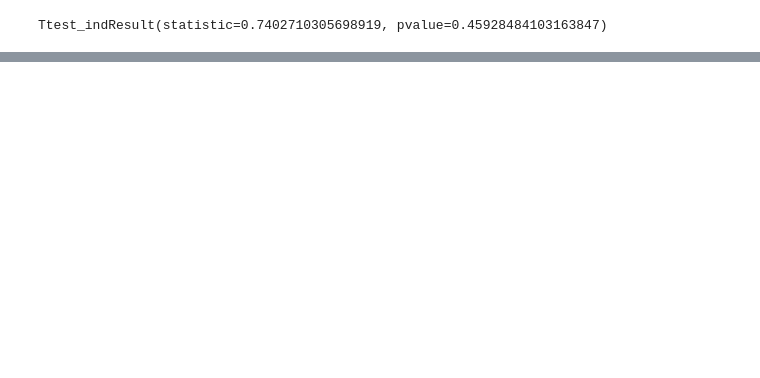
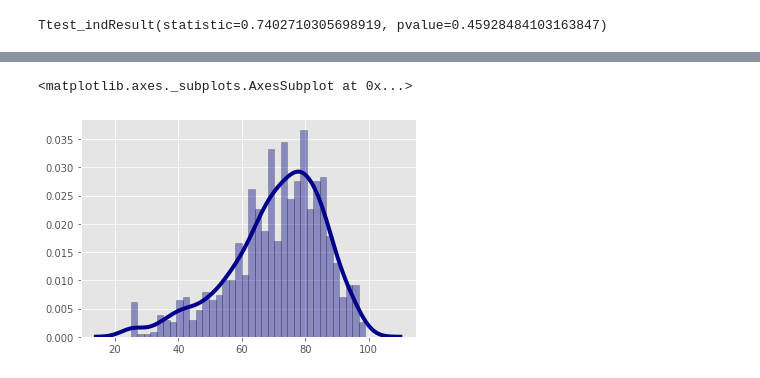
Before and after one commit to brandonmojica/2k_my_teams_analysis, a Jupyter notebook: 2k_myteams_data_anaysis.ipynb, the cells around one changed output, grey strips where cells are left out. Cells and saved outputs as stored; diff of their text form; code cells hidden in the pictures; blank space fills up the shorter version.

```diff
--- a/2k_myteams_data_anaysis.ipynb
+++ b/2k_myteams_data_anaysis.ipynb
@@ -185,0 +228,9 @@ Ttest_indResult(statistic=0.7402710305698919, pvalue=0.45928484103163847)
+# %%
+# Density Plot and Histogram of all arrival delays
+sns.distplot(players_not_duke_arr, hist=True, kde=True,
+             bins=int(180/5), color = 'darkblue',
+             hist_kws={'edgecolor':'black'},
+             kde_kws={'linewidth': 4})
+# %% [output]
+<matplotlib.axes._subplots.AxesSubplot at 0x...>
+[figure, added]
```
Also changed, not shown: parts of 4 cells of this notebook.
